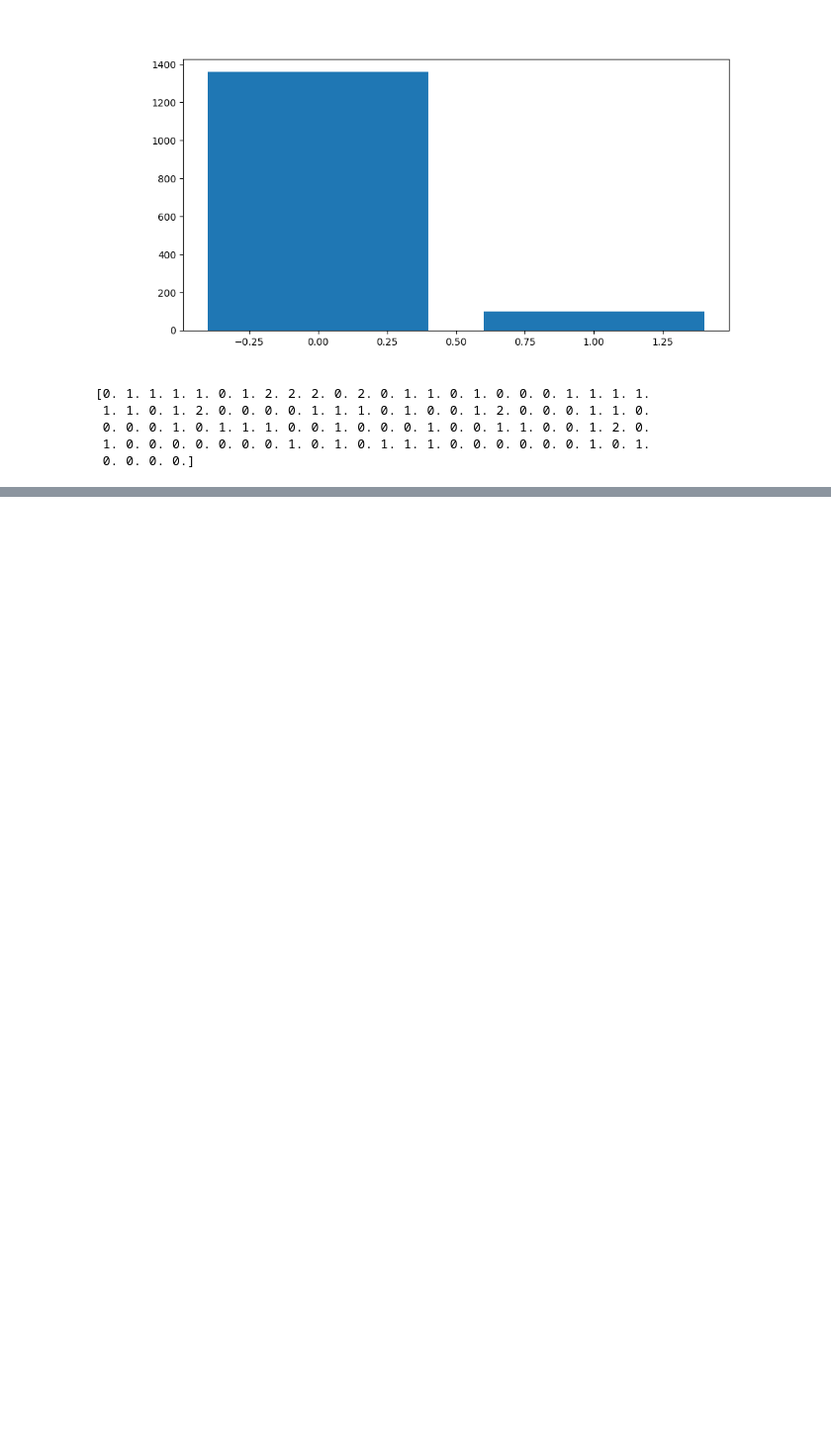
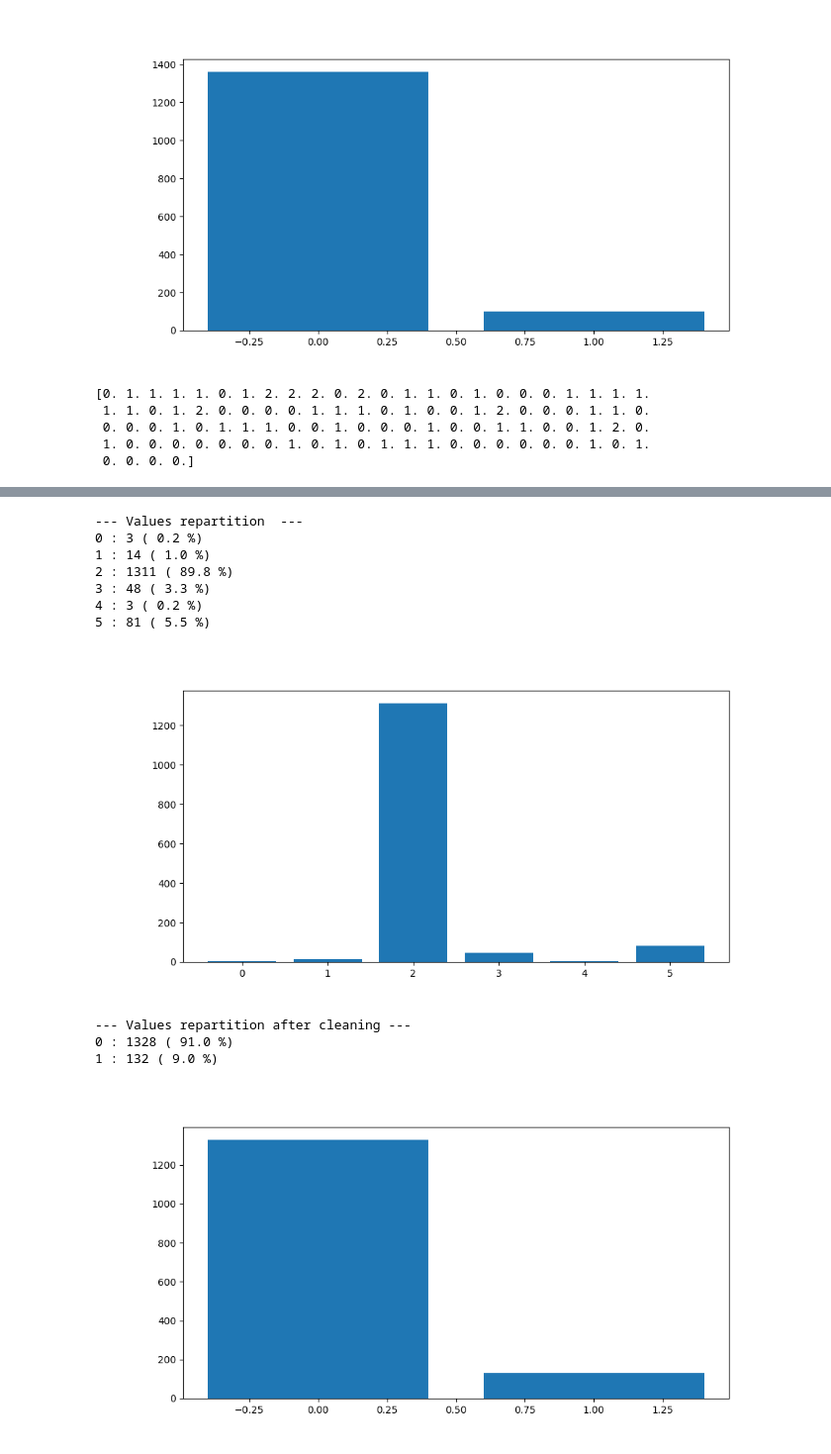
Before and after one commit to MaximeD34/house_price, a Jupyter notebook: data_processing.ipynb, the cells around one changed output, grey strips where cells are left out. Shown at 99% size. Cells and saved outputs as stored; diff of their text form; code cells hidden in the pictures; blank space fills up the shorter version.

```diff
--- a/data_processing.ipynb
+++ b/data_processing.ipynb
@@ -1389,0 +1490,29 @@ Detchd : 387 ( 26.5 %)
+# %%
+#GarageQual
+GarageQual = data[:,63].copy()
+garagequal_mapping = {"Ex": 0, "Gd": 1, "TA": 2, "Fa": 3, "Po": 4, "NA": 5}
+GarageQual = np.array([garagequal_mapping[qual] for qual in GarageQual])
+
+printRepartion(GarageQual, list(garagequal_mapping.values()))
+plotRepartition(GarageQual, list(garagequal_mapping.values()))
+
+#0 <= [0, 1, 2] and 1 <= [3, 4, 5]
+GarageQual[GarageQual <= 2] = 0
+GarageQual[GarageQual > 2] = 1
+garagequal_mapping = {"Ex, Gd, TA": 0, "Fa, Po, NA": 1}
+
+printRepartion(GarageQual, list(garagequal_mapping.values()), "after cleaning")
+plotRepartition(GarageQual, list(garagequal_mapping.values()))
+# %% [output]
+--- Values repartition  ---
+0 : 3 ( 0.2 %)
+1 : 14 ( 1.0 %)
+2 : 1311 ( 89.8 %)
+3 : 48 ( 3.3 %)
+4 : 3 ( 0.2 %)
+5 : 81 ( 5.5 %)
+[figure, added]
+--- Values repartition after cleaning ---
+0 : 1328 ( 91.0 %)
+1 : 132 ( 9.0 %)
+[figure, added]
```
Also changed, not shown: parts of 21 cells of this notebook.
